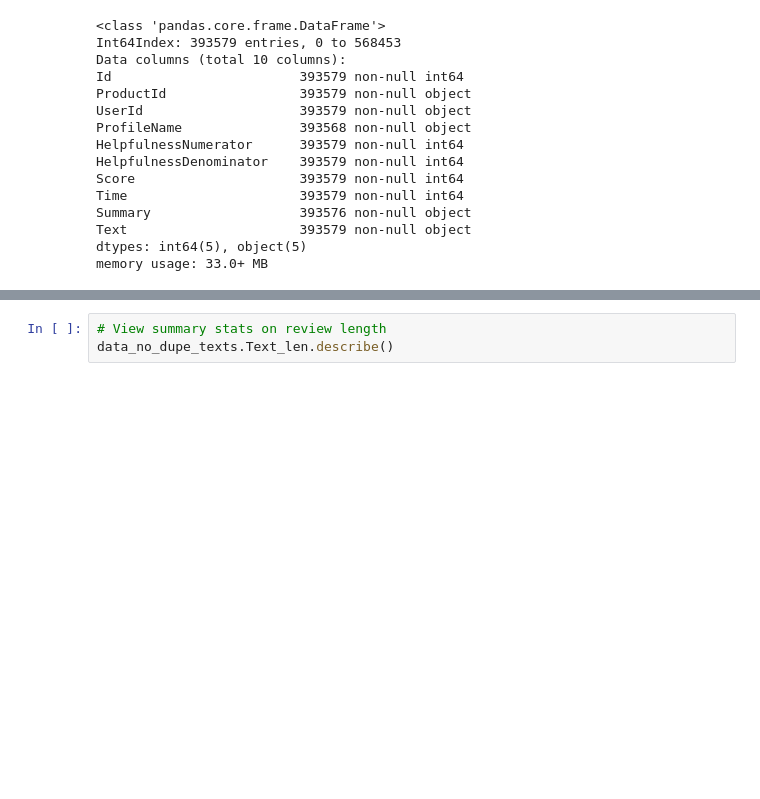
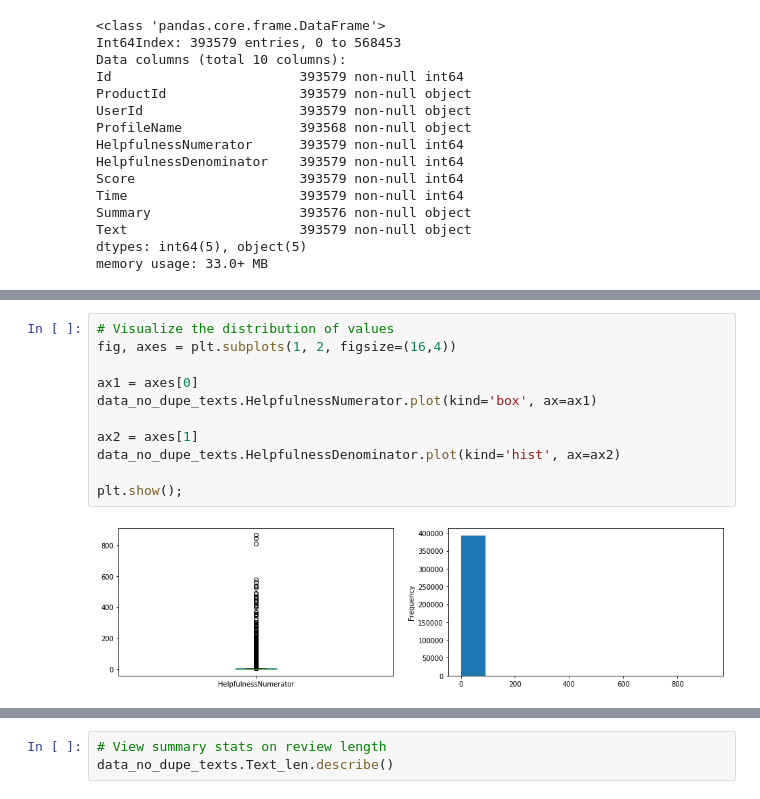
Before and after one commit to jrkreiger/helpful-reviews, a Jupyter notebook: project_notes.ipynb, the cells around one changed output, grey strips where cells are left out. Cells and saved outputs as stored; diff of their text form; blank space fills up the shorter version.

```diff
--- a/project_notes.ipynb
+++ b/project_notes.ipynb
@@ -212,0 +328,13 @@ memory usage: 33.0+ MB
+# %%
+# Visualize the distribution of values
+fig, axes = plt.subplots(1, 2, figsize=(16,4))
+
+ax1 = axes[0]
+data_no_dupe_texts.HelpfulnessNumerator.plot(kind='box', ax=ax1)
+
+ax2 = axes[1]
+data_no_dupe_texts.HelpfulnessDenominator.plot(kind='hist', ax=ax2)
+
+plt.show();
+# %% [output]
+[figure, added]
```
Also changed, not shown: parts of 44 cells of this notebook.
